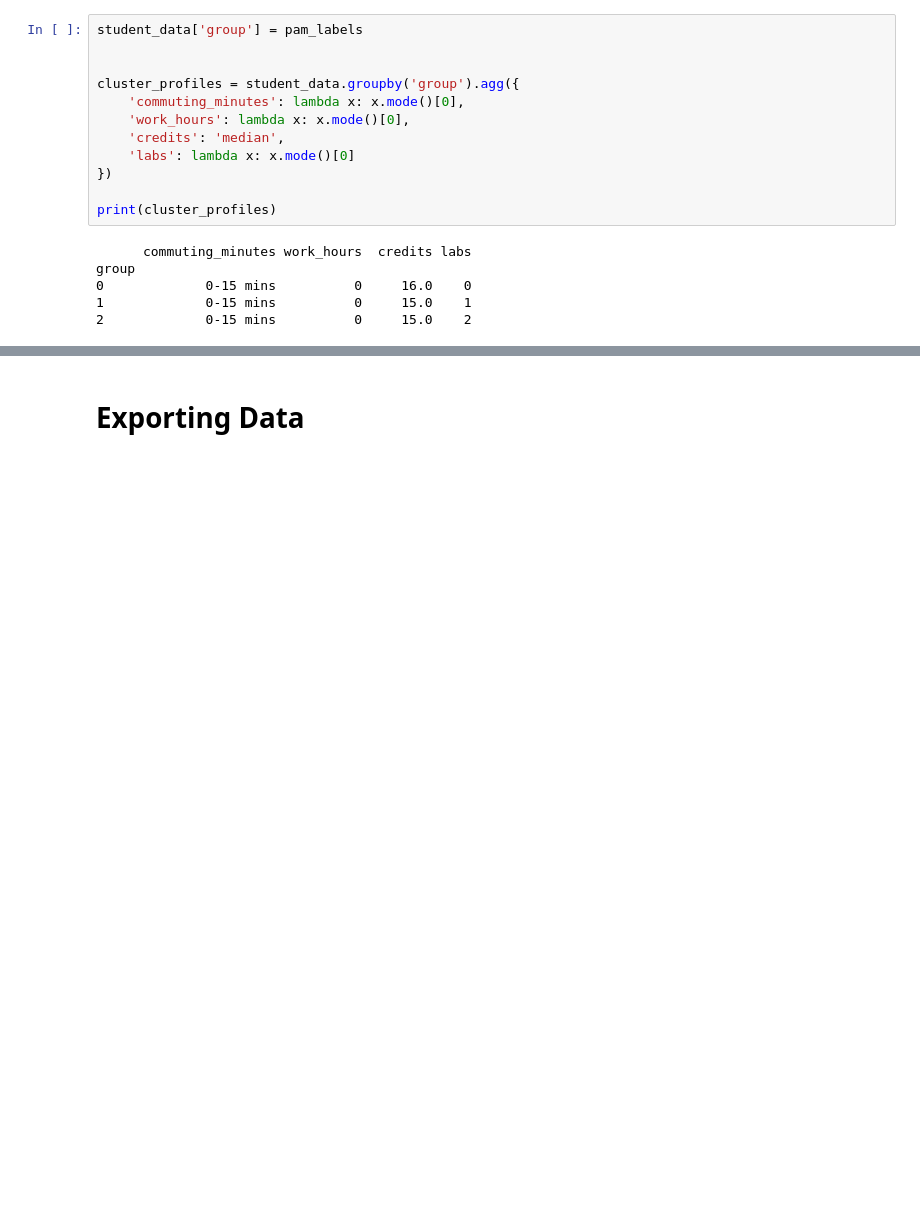
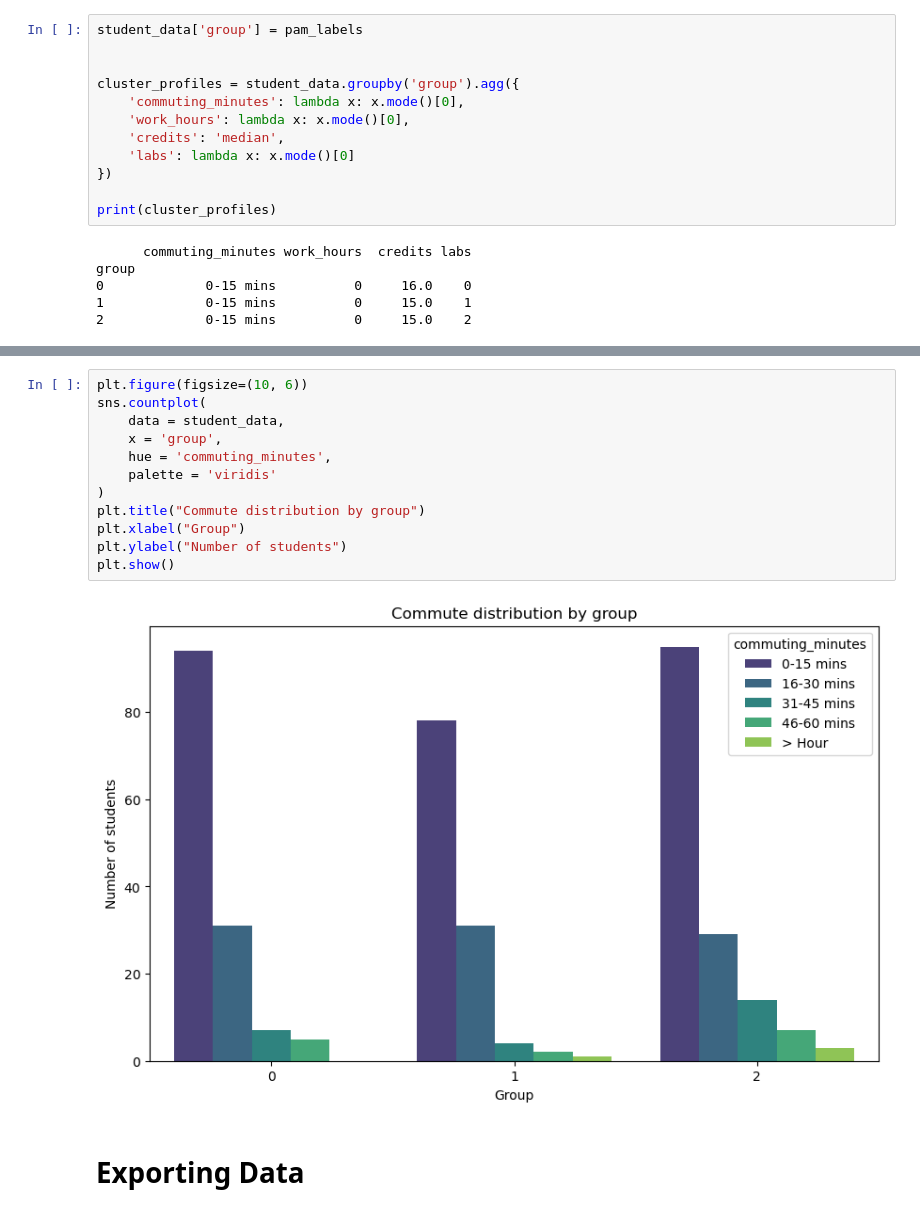
Before and after one commit to diegofonde/schmid_analysis, a Jupyter notebook: schmid_unsupervised_learning.ipynb, the cells around one changed output, grey strips where cells are left out. Cells and saved outputs as stored; diff of their text form; blank space fills up the shorter version.

```diff
--- a/schmid_unsupervised_learning.ipynb
+++ b/schmid_unsupervised_learning.ipynb
@@ -275,3 +344,17 @@ group
+# %%
+plt.figure(figsize=(10, 6))
+sns.countplot(
+    data = student_data,
+    x = 'group',
+    hue = 'commuting_minutes',
+    palette = 'viridis'
+)
+plt.title("Commute distribution by group")
+plt.xlabel("Group")
+plt.ylabel("Number of students")
+plt.show()
+# %% [output]
+[figure, added]
 # %% [markdown]
 # Exporting Data
 # %%
```
Also changed, not shown: parts of 17 cells of this notebook.
